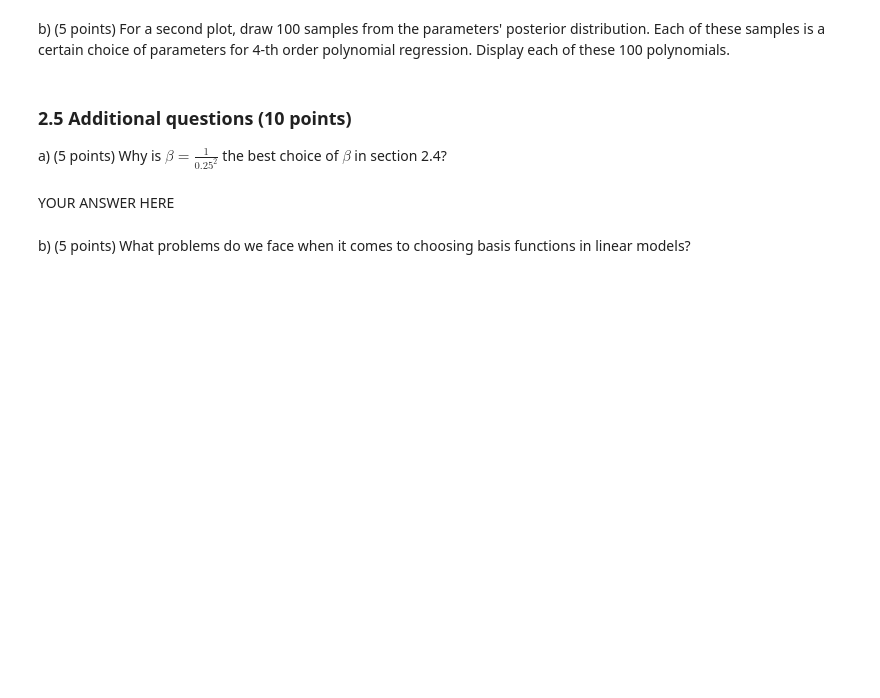
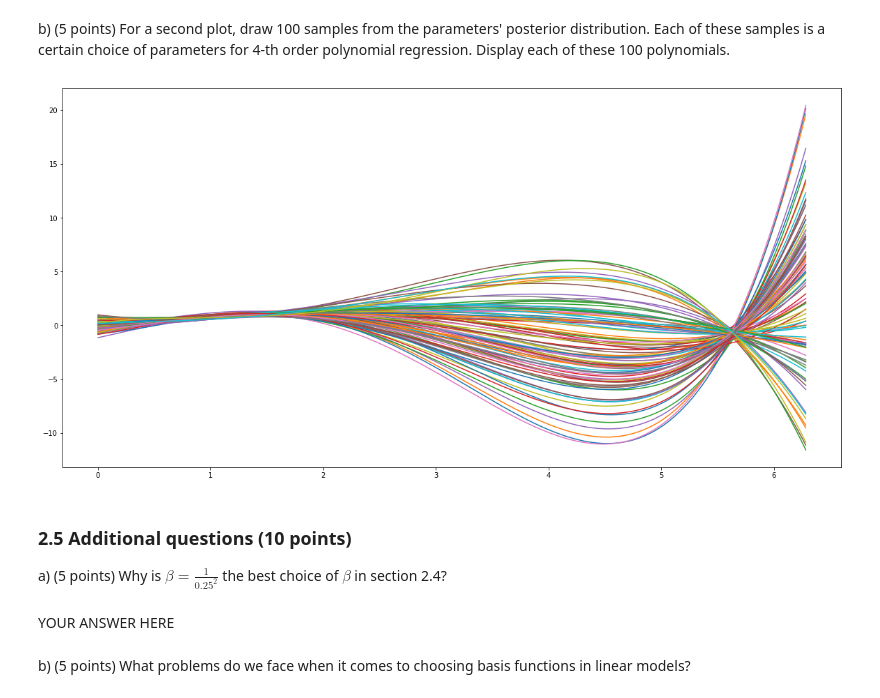
Before and after one commit to ioangatop/MachineLearning, a Jupyter notebook: 12141666_12166804_lab1.ipynb, the cells around one changed output. Drawn from its saved outputs; the diff is of its cells as text; code cells hidden in the pictures; blank space fills up the shorter version.

```diff
--- a/12141666_12166804_lab1.ipynb
+++ b/12141666_12166804_lab1.ipynb
@@ -506,3 +500,10 @@ raise NotImplementedError()
+# %%
+for i in range(100):
+    w = np.random.multivariate_normal(m, S)
+    y = np.matmul(Phi,w)
+    plt.plot(x_test, y)
+# %% [output]
+[figure, added]
 # %% [markdown]
 ### 2.5 Additional questions (10 points)
 
```
Also changed, not shown: parts of 15 cells of this notebook.
